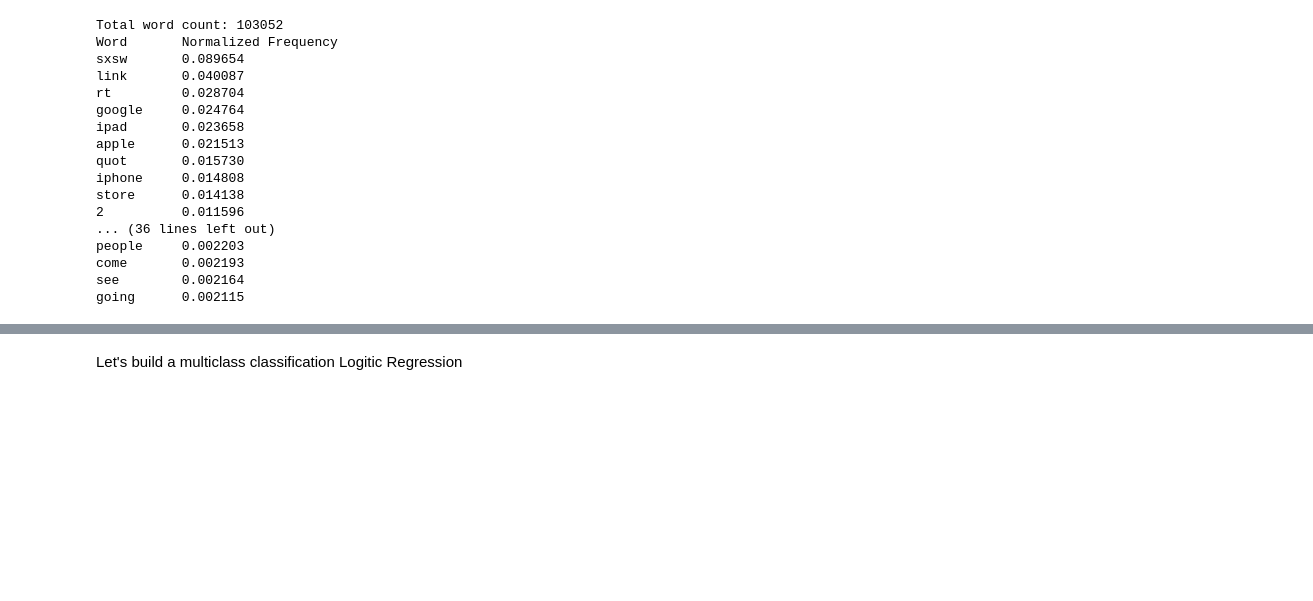
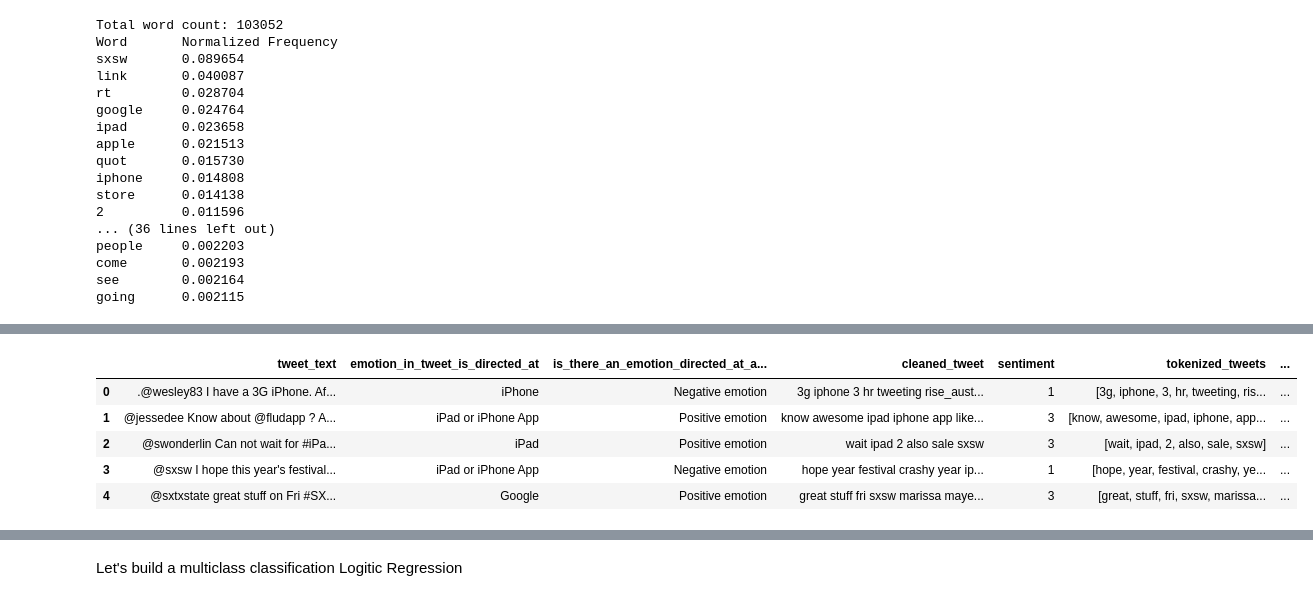
Before and after one commit to byrdwcrawford/NLP-Sentiment-Classification, a Jupyter notebook: NLP Notebook.ipynb, the cells around one changed output, grey strips where cells are left out. Drawn from its saved outputs; the diff is of its cells as text; code cells hidden in the pictures; blank space fills up the shorter version.

```diff
--- a/NLP Notebook.ipynb
+++ b/NLP Notebook.ipynb
@@ -256,0 +311,16 @@ going      0.002115
+# %%
+def pos_tagging(text):
+    words = nltk.word_tokenize(text)
+    pos_tags = nltk.pos_tag(words)
+    return ' '.join([f"{word}_{tag}" for word, tag in pos_tags])
+
+df['pos_tagged_text'] = df['cleaned_text'].apply(pos_tagging)
+# %%
+df.head()
+# %% [output]
+|  | tweet_text | emotion_in_tweet_is_directed_at | is_there_an_emotion_directed_at_a... | cleaned_tweet | sentiment | tokenized_tweets | ... |
+| 0 | .@wesley83 I have a 3G iPhone. Af... | iPhone | Negative emotion | 3g iphone 3 hr tweeting rise_aust... | 1 | [3g, iphone, 3, hr, tweeting, ris... | ... |
+| 1 | @jessedee Know about @fludapp ? A... | iPad or iPhone App | Positive emotion | know awesome ipad iphone app like... | 3 | [know, awesome, ipad, iphone, app... | ... |
+| 2 | @swonderlin Can not wait for #iPa... | iPad | Positive emotion | wait ipad 2 also sale sxsw | 3 | [wait, ipad, 2, also, sale, sxsw] | ... |
+| 3 | @sxsw I hope this year's festival... | iPad or iPhone App | Negative emotion | hope year festival crashy year ip... | 1 | [hope, year, festival, crashy, ye... | ... |
+| 4 | @sxtxstate great stuff on Fri #SX... | Google | Positive emotion | great stuff fri sxsw marissa maye... | 3 | [great, stuff, fri, sxsw, marissa... | ... |
```
Also changed, not shown: parts of 12 cells of this notebook.
